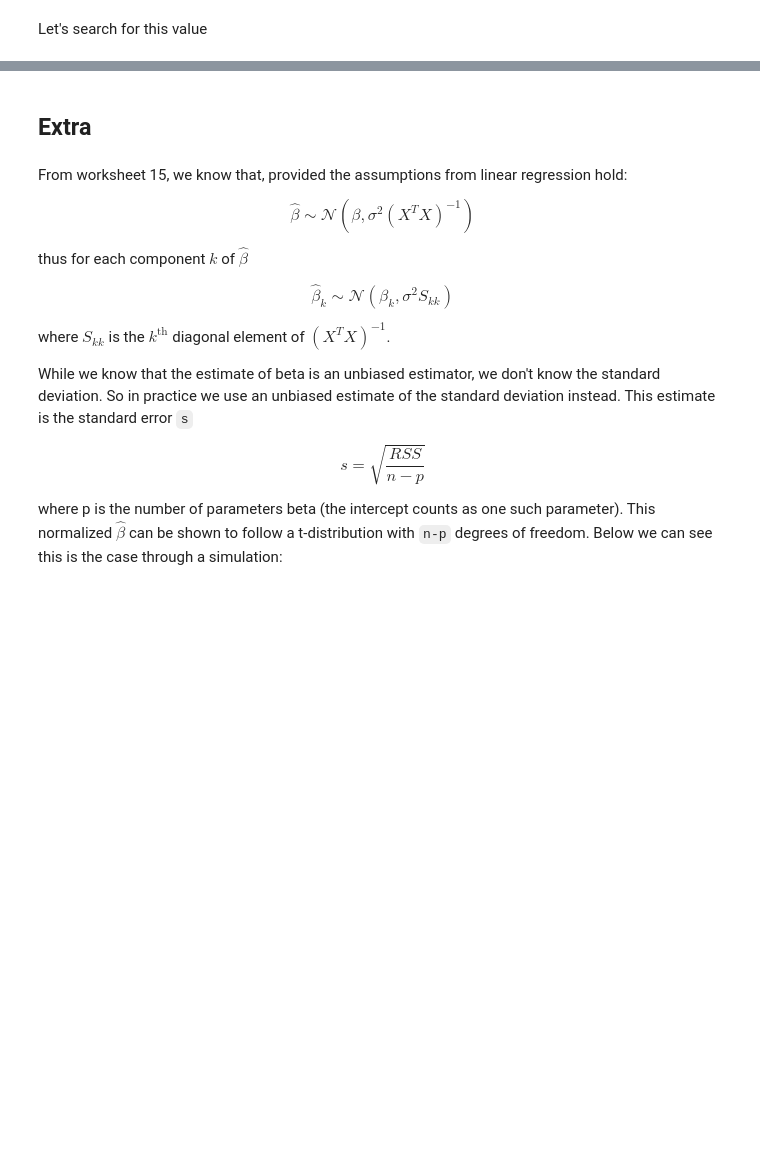
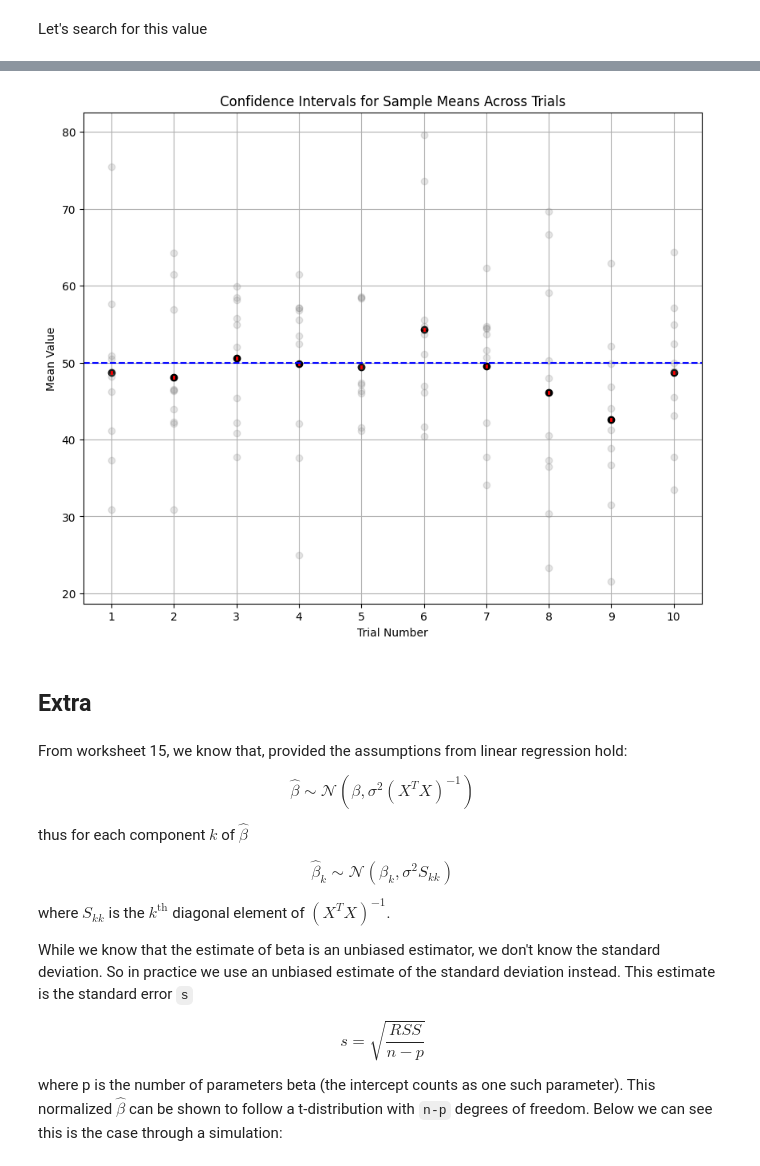
Before and after one commit to gallettilance/CS506-Fall2024, a Jupyter notebook: lecture_16/worksheet_16.ipynb, the cells around one changed output, grey strips where cells are left out. Saved outputs shown, nothing was run; the diff lists cells and outputs as text; code cells hidden in the pictures; blank space fills up the shorter version.

```diff
--- a/lecture_16/worksheet_16.ipynb
+++ b/lecture_16/worksheet_16.ipynb
@@ -100,3 +84,55 @@ print(t_alpha)
+# %%
+spread = 1
+SAMPLE_SIZE = 10
+CONFIDENCE_LEVEL = .1
+
+def search(alpha, sample_size, spread):
+    d = 3
+    epsilon = .0001
+    delta = 1 * 10 ** (-d)
+    i = 45
+    while i < 55:
+        i += epsilon
+        val = norm.cdf(i, loc=true_mean_age, scale=spread / (sample_size ** 0.5)) # alternative to math is to simulate this every time...
+        if abs(alpha - val) < delta:
+            return round(i, ndigits=d-2)
+    ValueError("couldn't find anything")
+
+def confidence_width(conf_level, sample_size, spread):
+    sample_avg_age = search(conf_level, sample_size, spread)
+    return true_mean_age - sample_avg_age
+
+plt.figure(figsize=(10, 8))
+width = confidence_width(CONFIDENCE_LEVEL, SAMPLE_SIZE, true_stdev_age)
+
+for i in range(10):
+    sample_ages = true_mean_age + np.random.randn(SAMPLE_SIZE) * true_stdev_age
+    sample_mean = np.mean(sample_ages)
+
+    ci_lower = sample_mean - CONFIDENCE_LEVEL
+    ci_upper = sample_mean + CONFIDENCE_LEVEL
+
+    contains_true_mean = ci_lower <= true_mean_age <= ci_upper
+    ci_color = 'green' if contains_true_mean else 'red'
+
+    plt.plot(i + 1, sample_mean, 'o', color='black')
+    plt.plot(np.ones_like(sample_ages) + i, sample_ages, 'o', color='grey', alpha=.2)
+    plt.plot([i + 1, i + 1], [ci_lower, ci_upper], color=ci_color, linewidth=2)
+
+plt.axhline(y=true_mean_age, color='blue', linestyle='--', label='True Mean')
+
+plt.xticks(range(1, 10 + 1))
+plt.xlabel("Trial Number")
+plt.ylabel("Mean Value")
+plt.title("Confidence Intervals for Sample Means Across Trials")
+plt.grid(True)
+plt.show()
+
+
+# t_alpha = search(.01)
+# print(t_alpha)
+# %% [output]
+[figure, added]
 # %% [markdown]
 ## Extra
 # %% [markdown]
```
Also changed, not shown: parts of 6 cells of this notebook, 2 other files.
